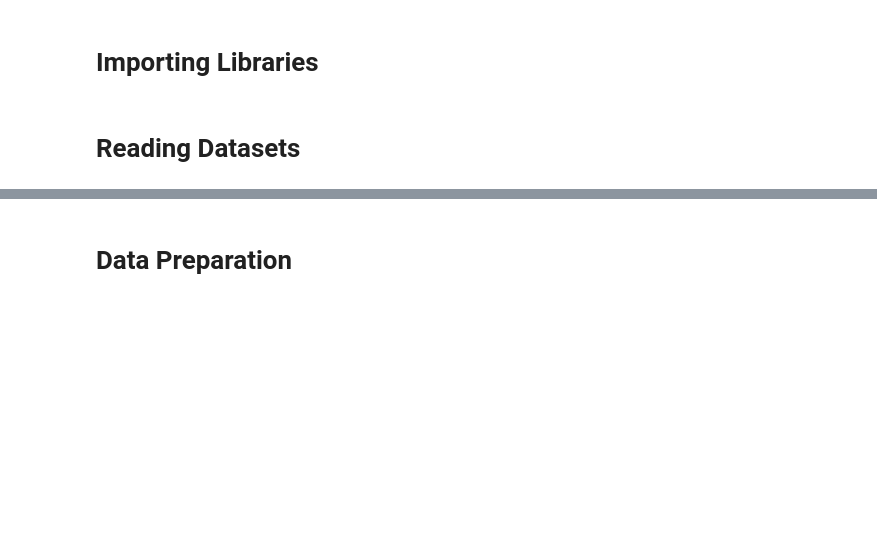
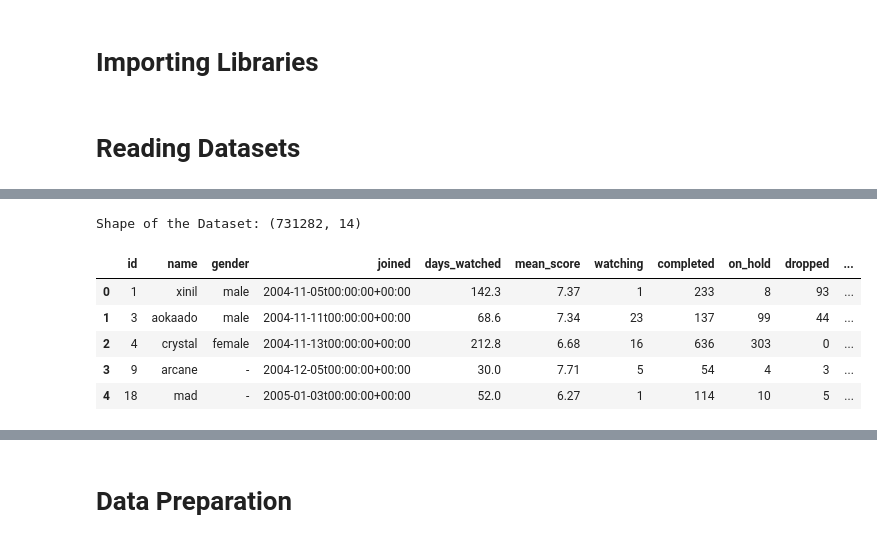
Before and after one commit to SStepz/TheWatcher, a Jupyter notebook: Recommendations/AnimeRS.ipynb, the cells around one changed output, grey strips where cells are left out. Drawn from its saved outputs; the diff is of its cells as text; code cells hidden in the pictures; blank space fills up the shorter version.

```diff
--- a/MovieRS.ipynb
+++ b/Recommendations/AnimeRS.ipynb
@@ -57,3 +64,16 @@ Shape of the Dataset: (23748, 21)
 | 0 | 1 | cowboy bebop | 8.75 | award winning, action, sci-fi | crime is timeless. by the year 20... | tv | 26 | finished airing | bandai visual | funimation, bandai entertainment | ... |
 | 1 | 5 | cowboy bebop tengoku no tobira | 8.38 | action, sci-fi | another day, another bounty—such ... | movie | 1 | finished airing | sunrise, bandai visual | sony pictures entertainment | ... |
 | 2 | 6 | trigun | 8.22 | adventure, action, sci-fi | vash the stampede is the man with... | tv | 26 | finished airing | victor entertainment | funimation, geneon entertainment usa | ... |
+# %%
+# Importing user details dataframe
+df_user = pd.read_csv('Dataset/Anime/users-details.csv')
+print("Shape of the Dataset:",df_user.shape)
+df_user.head()
+# %% [output]
+Shape of the Dataset: (731282, 14)
+|  | id | name | gender | joined | days_watched | mean_score | watching | completed | on_hold | dropped | ... |
+| 0 | 1 | xinil | male | 2004-11-05t00:00:00+00:00 | 142.3 | 7.37 | 1 | 233 | 8 | 93 | ... |
+| 1 | 3 | aokaado | male | 2004-11-11t00:00:00+00:00 | 68.6 | 7.34 | 23 | 137 | 99 | 44 | ... |
+| 2 | 4 | crystal | female | 2004-11-13t00:00:00+00:00 | 212.8 | 6.68 | 16 | 636 | 303 | 0 | ... |
+| 3 | 9 | arcane | - | 2004-12-05t00:00:00+00:00 | 30.0 | 7.71 | 5 | 54 | 4 | 3 | ... |
+| 4 | 18 | mad | - | 2005-01-03t00:00:00+00:00 | 52.0 | 6.27 | 1 | 114 | 10 | 5 | ... |
```
Also changed, not shown: parts of 17 cells of this notebook, 3 other files.
